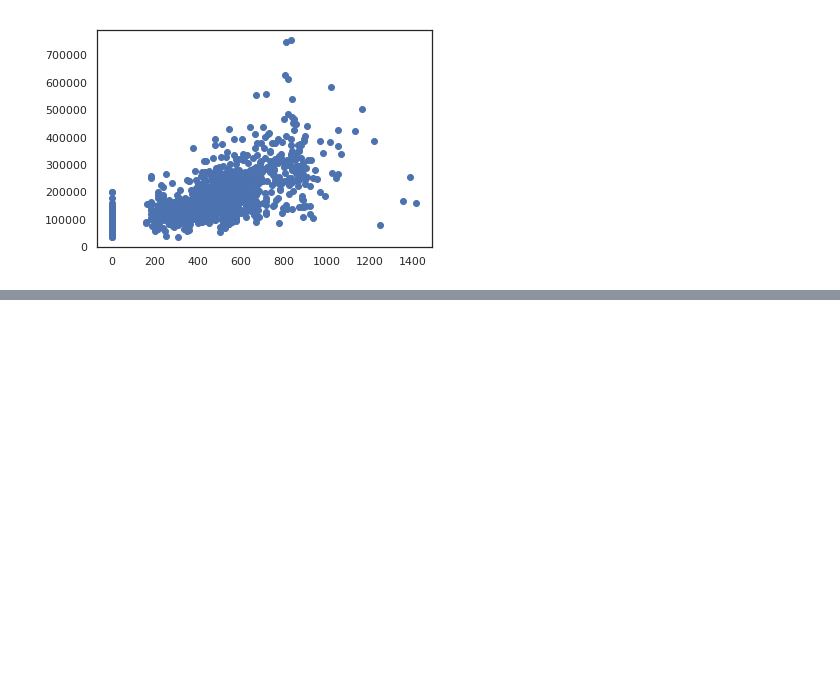
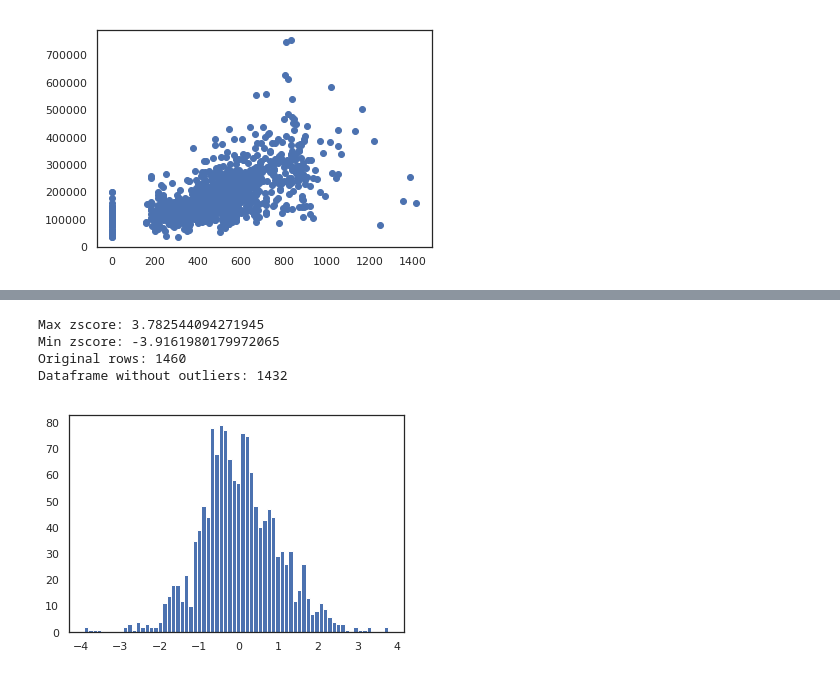
Before and after one commit to evolsidog/Kaggle-Funny, a Jupyter notebook: house-prices-advanced-regression-techniques/EDA_V0.ipynb, the cells around one changed output, grey strips where cells are left out. Drawn from its saved outputs; the diff is of its cells as text; code cells hidden in the pictures; blank space fills up the shorter version.

```diff
--- a/house-prices-advanced-regression-techniques/EDA_V0.ipynb
+++ b/house-prices-advanced-regression-techniques/EDA_V0.ipynb
@@ -219,0 +230,15 @@ plt.scatter(train_df.GarageArea, train_df.SalePrice)
+# %%
+# Z-score
+zscores = zscore(np.log1p(train_df['SalePrice']))
+zscore_outlier = 2.5
+print("Max zscore: " + str(zscores.max()))
+print("Min zscore: " + str(zscores.min()))
+print("Original rows: " + str(len(zscores)))
+print("Dataframe without outliers: " + str(len(zscores[abs(zscores) < zscore_outlier])))
+plt.hist(zscores, bins=70);
+# %% [output]
+Max zscore: 3.782544094271945
+Min zscore: -3.9161980179972065
+Original rows: 1460
+Dataframe without outliers: 1432
+[figure, added]
```
Also changed, not shown: parts of 3 cells of this notebook.
